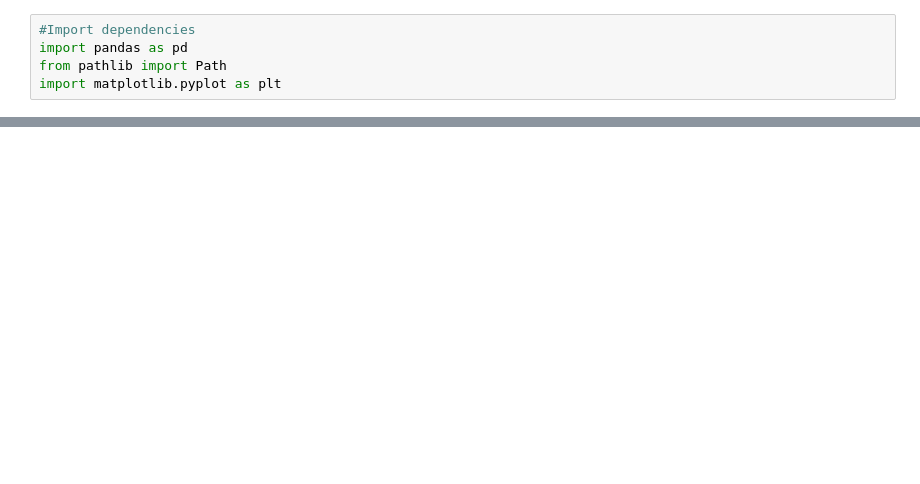
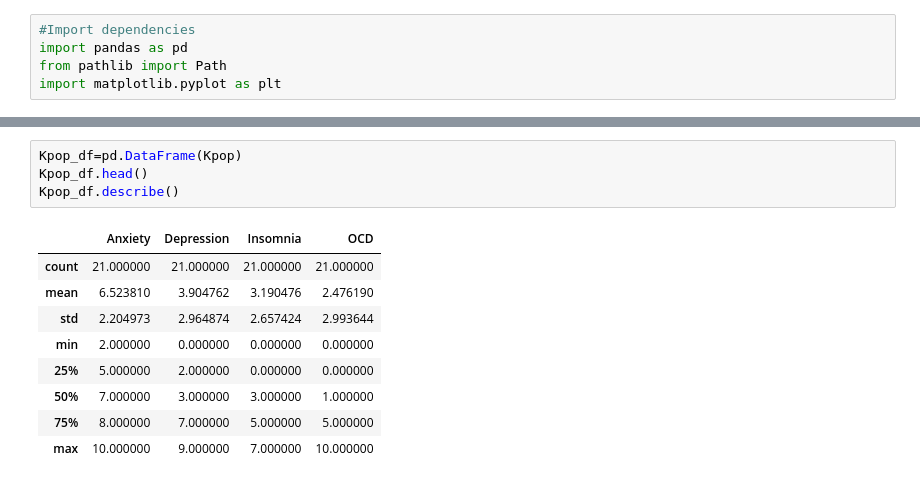
Before and after one commit to hopkinsbowman78/music_and_mental_health, a Jupyter notebook: Heather/Heathers_Notebook.ipynb, the cells around one changed output, grey strips where cells are left out. Saved outputs shown, nothing was run; the diff lists cells and outputs as text; blank space fills up the shorter version.

```diff
--- a/Heather/Heathers_Notebook.ipynb
+++ b/Heather/Heathers_Notebook.ipynb
@@ -172,0 +181,14 @@ I would like to research more recent data, specifically surveys during and after
+# %%
+Kpop_df=pd.DataFrame(Kpop)
+Kpop_df.head()
+Kpop_df.describe()
+# %% [output]
+|  | Anxiety | Depression | Insomnia | OCD |
+| count | 21.000000 | 21.000000 | 21.000000 | 21.000000 |
+| mean | 6.523810 | 3.904762 | 3.190476 | 2.476190 |
+| std | 2.204973 | 2.964874 | 2.657424 | 2.993644 |
+| min | 2.000000 | 0.000000 | 0.000000 | 0.000000 |
+| 25% | 5.000000 | 2.000000 | 0.000000 | 0.000000 |
+| 50% | 7.000000 | 3.000000 | 3.000000 | 1.000000 |
+| 75% | 8.000000 | 7.000000 | 5.000000 | 5.000000 |
+| max | 10.000000 | 9.000000 | 7.000000 | 10.000000 |
```
Also changed, not shown: parts of 32 cells of this notebook, 5 other files.
